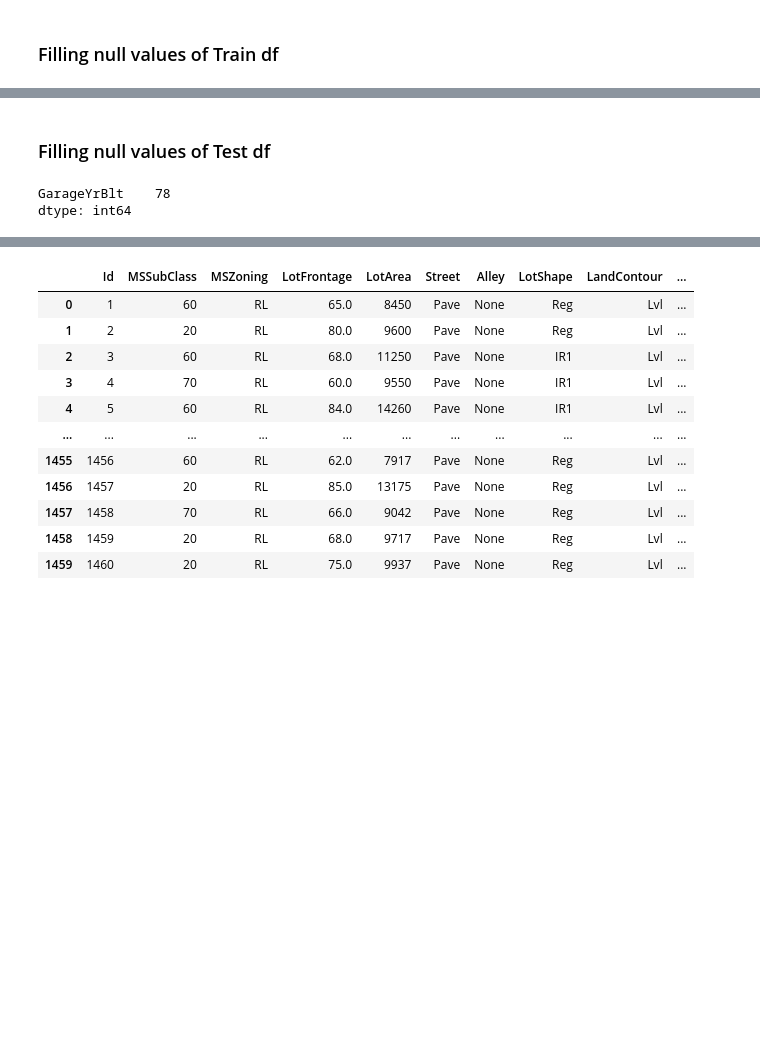
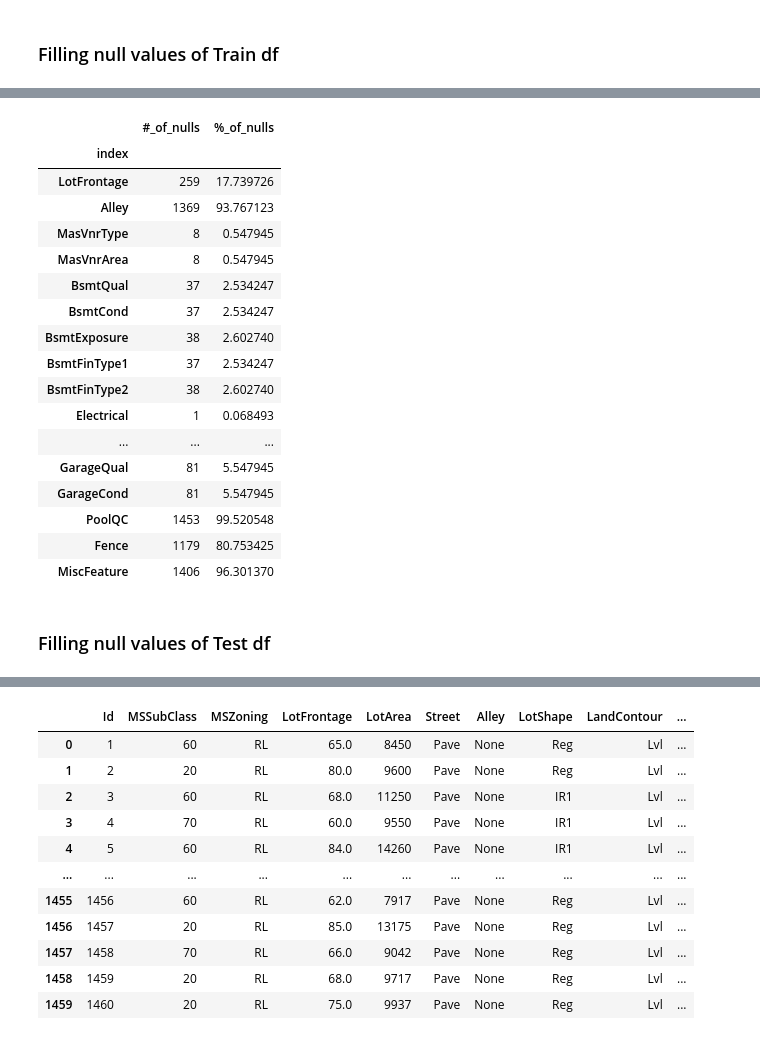
Before and after one commit to endritmustafa96/House-Prices-Prediction, a Jupyter notebook: House Prices - Advanced Regression Techniques/House_Prices_Prediction_Notebook.ipynb, the cells around one changed output, grey strips where cells are left out. Drawn from its saved outputs; the diff is of its cells as text; code cells hidden in the pictures; blank space fills up the shorter version.

```diff
--- a/House Prices - Advanced Regression Techniques/House_Prices_Prediction_Notebook.ipynb
+++ b/House Prices - Advanced Regression Techniques/House_Prices_Prediction_Notebook.ipynb
@@ -197,0 +100,31 @@ fill_none(train_df, 'MiscFeature')
+# %%
+# Checking columns with null values in Train DF
+
+# Calculating the number of null values in train df
+nulls_train = train_df.isna().sum()[train_df.isna().sum() > 0].reset_index().rename(columns={0:'#_of_nulls'})
+
+# Calculating the perfentage of null values in train df
+nulls_perc_train = ((train_df.isna().sum()[train_df.isna().sum() > 0] / train_df.shape[0]) * 100).reset_index().rename(columns={0:'%_of_nulls'})
+
+# Creating the df of nulls
+train_nulls = nulls_train.merge(nulls_perc_train, how='left', left_on = ['index'], right_on = ['index']).set_index('index')
+train_nulls
+# %% [output]
+|  | #_of_nulls | %_of_nulls |
+| index |  |  |
+| LotFrontage | 259 | 17.739726 |
+| Alley | 1369 | 93.767123 |
+| MasVnrType | 8 | 0.547945 |
+| MasVnrArea | 8 | 0.547945 |
+| BsmtQual | 37 | 2.534247 |
+| BsmtCond | 37 | 2.534247 |
+| BsmtExposure | 38 | 2.602740 |
+| BsmtFinType1 | 37 | 2.534247 |
+| BsmtFinType2 | 38 | 2.602740 |
+| Electrical | 1 | 0.068493 |
+| ... | ... | ... |
+| GarageQual | 81 | 5.547945 |
+| GarageCond | 81 | 5.547945 |
+| PoolQC | 1453 | 99.520548 |
+| Fence | 1179 | 80.753425 |
+| MiscFeature | 1406 | 96.301370 |
@@ -198,7 +164,2 @@ fill_none(train_df, 'MiscFeature')
 # %% [markdown]
 ### Filling null values of Test df
-# %%
-test_df.isna().sum()[test_df.isna().sum() > 0]
-# %% [output]
-GarageYrBlt    78
-dtype: int64
```
Also changed, not shown: parts of 89 cells of this notebook.
